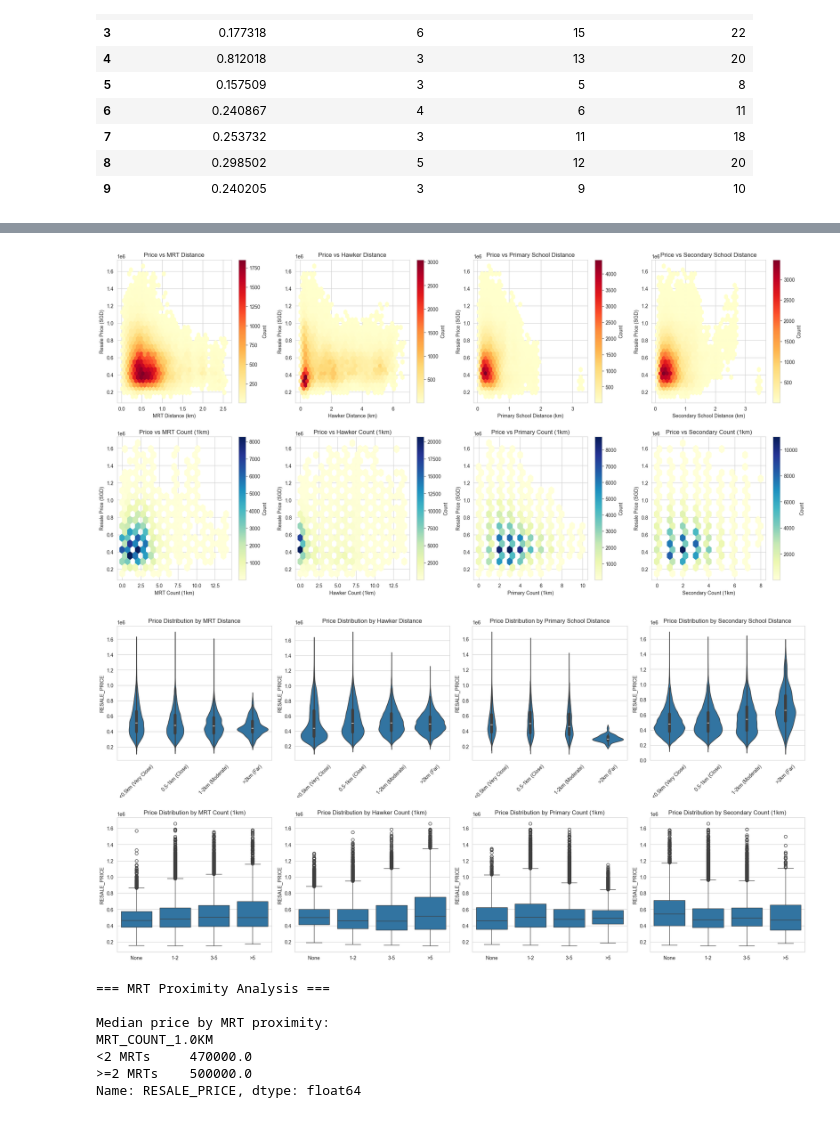
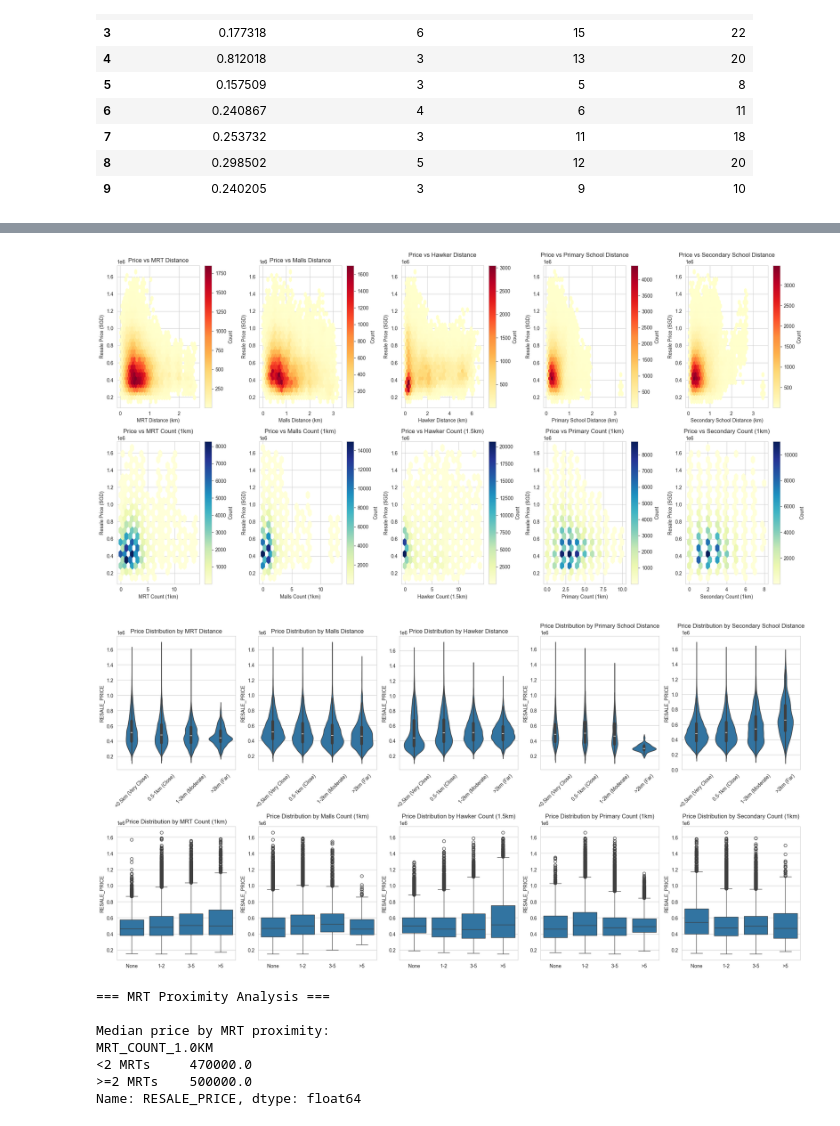
Before and after one commit to LIU-FAYANG/cs5228_PROJ, a Jupyter notebook: Scripts/train_EDA_feature_engineering_pipeline.ipynb, the cells around one changed output, grey strips where cells are left out. Drawn from its saved outputs; the diff is of its cells as text; code cells hidden in the pictures.

Commit message:
modified scripts and uploaded some plots

```diff
--- a/Scripts/train_EDA_feature_engineering_pipeline.ipynb
+++ b/Scripts/train_EDA_feature_engineering_pipeline.ipynb
@@ -1064,48 +1064,48 @@ max           3.202446         13.000000         28.000000          41.00000
 import matplotlib.pyplot as plt
 import numpy as np
 
-fig, axes = plt.subplots(2, 4, figsize=(20, 10))
+fig, axes = plt.subplots(2, 5, figsize=(20, 10))
 
 # Distance vs Price
-distances = ['NEAREST_MRT_KM', 'NEAREST_HAWKER_KM',
+distances = ['NEAREST_MRT_KM', 'NEAREST_MALL_KM', 'NEAREST_HAWKER_KM',
              'NEAREST_PRIMARY_KM', 'NEAREST_SECONDARY_KM']
-titles_dist = ['MRT Distance', 'Hawker Distance',
+titles_dist = ['MRT Distance', 'Malls Distance', 'Hawker Distance',
                'Primary School Distance', 'Secondary School Distance']
 
 for idx, (col, title) in enumerate(zip(distances, titles_dist)):
     hb = axes[0, idx].hexbin(
         df_processed_with_location[col],
         df_processed_with_location['RESALE_PRICE'],
         gridsize=30, cmap='YlOrRd', mincnt=1
     )
     axes[0, idx].set_xlabel(f'{title} (km)')
     axes[0, idx].set_ylabel('Resale Price (SGD)')
     axes[0, idx].set_title(f'Price vs {title}')
     plt.colorbar(hb, ax=axes[0, idx], label='Count')
 
 # Density vs Price
-counts = ['MRT_COUNT_1.0KM', 'HAWKER_COUNT_1.5KM',
+counts = ['MRT_COUNT_1.0KM', 'MALL_COUNT_1.0KM', 'HAWKER_COUNT_1.5KM',
           'PRIMARY_COUNT_1.0KM', 'SECONDARY_COUNT_1.0KM']
-titles_count = ['MRT Count (1km)', 'Hawker Count (1km)',
+titles_count = ['MRT Count (1km)', 'Malls Count (1km)', 'Hawker Count (1.5km)',
                 'Primary Count (1km)', 'Secondary Count (1km)']
 
 for idx, (col, title) in enumerate(zip(counts, titles_count)):
     hb = axes[1, idx].hexbin(
         df_processed_with_location[col],
         df_processed_with_location['RESALE_PRICE'],
         gridsize=20, cmap='YlGnBu', mincnt=1
     )
     axes[1, idx].set_xlabel(title)
     axes[1, idx].set_ylabel('Resale Price (SGD)')
     axes[1, idx].set_title(f'Price vs {title}')
     plt.colorbar(hb, ax=axes[1, idx], label='Count')
 
 plt.tight_layout()
 plt.show()
 # %% [output]
-[figure, old version]
+[figure, new version]
 # %%
-fig, axes = plt.subplots(2, 4, figsize=(20, 10))
+fig, axes = plt.subplots(2, 5, figsize=(20, 10))
 
 #Categorize distance
 def categorize_distance(dist):
@@ -1155,7 +1155,7 @@ for idx, (col, title) in enumerate(zip(counts, titles_count)):
 plt.tight_layout()
 plt.show()
 # %% [output]
-[figure, old version]
+[figure, new version]
 # %%
 sub = df_processed_with_location.dropna(subset=['LATITUDE', 'LONGITUDE', 'RESALE_PRICE'])
 
```
Also changed, not shown: parts of 9 cells of this notebook, 2 other files.
